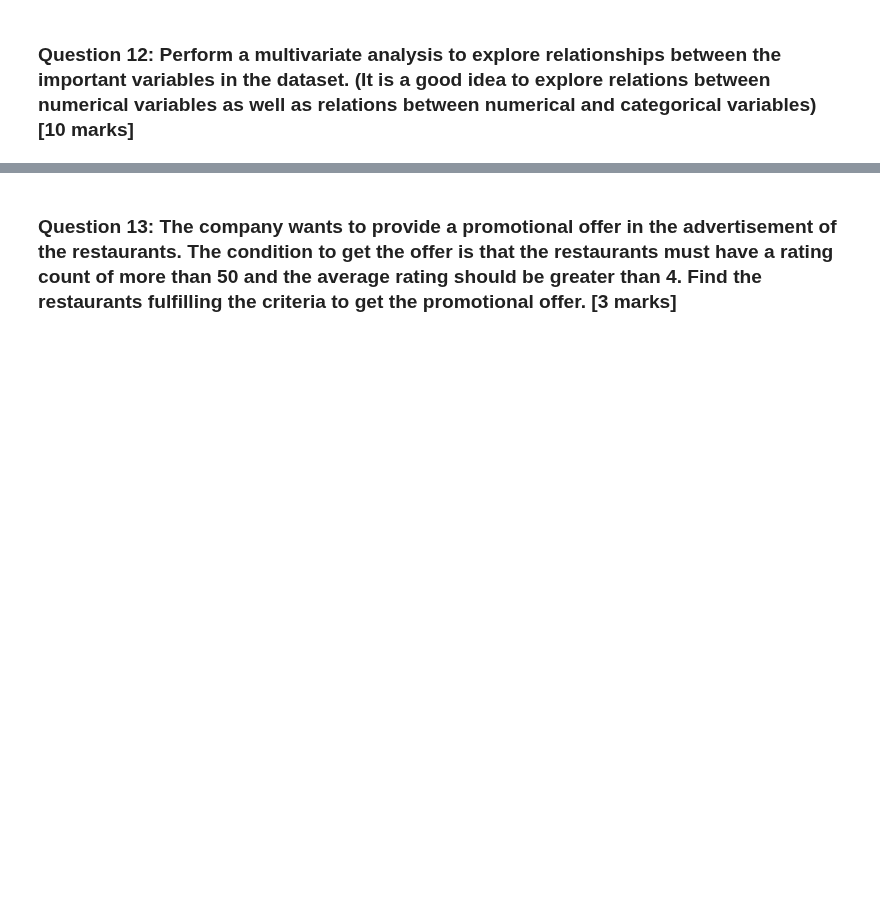
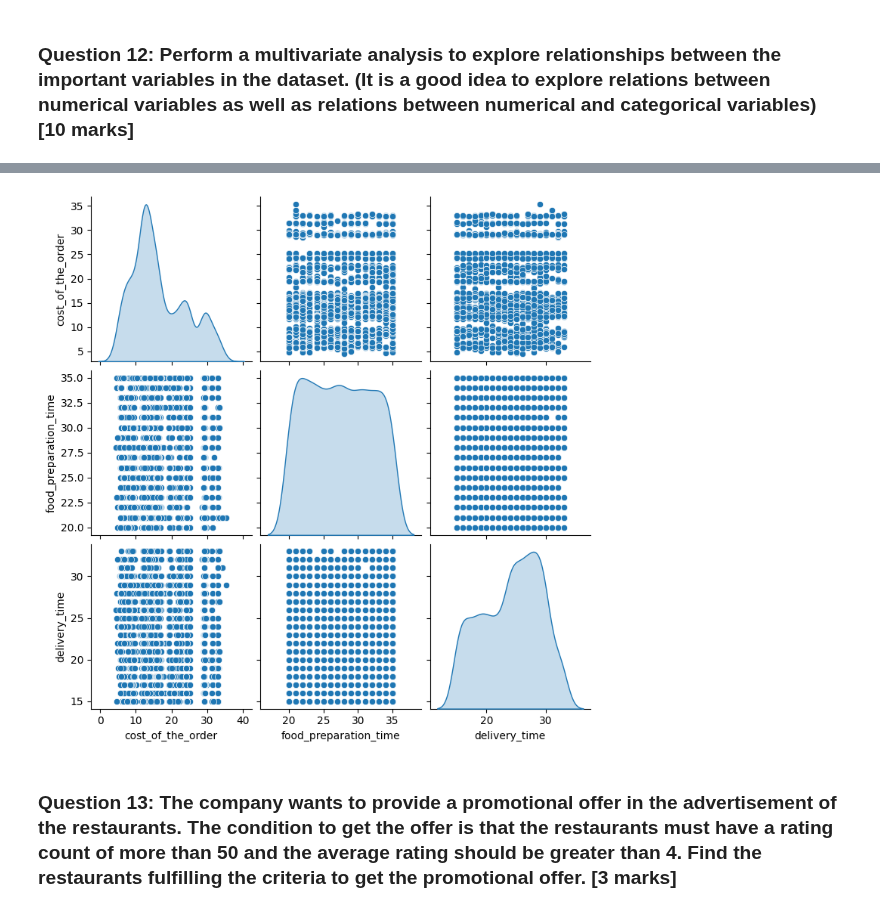
Before and after one commit to Suhaskarthik/python-foodhub-project, a Jupyter notebook: foodhub_project.ipynb, the cells around one changed output, grey strips where cells are left out. Saved outputs shown, nothing was run; the diff lists cells and outputs as text; code cells hidden in the pictures; blank space fills up the shorter version.

```diff
--- a/foodhub_project.ipynb
+++ b/foodhub_project.ipynb
@@ -305,3 +337,10 @@ top_df
+# %%
+# Show pair plot for all numeric columns
+
+sns.pairplot(data=new_df[num_var], diag_kind="kde")
+plt.show()
+# %% [output]
+[figure, added]
 # %% [markdown]
 ### **Question 13:** The company wants to provide a promotional offer in the advertisement of the restaurants. The condition to get the offer is that the restaurants must have a rating count of more than 50 and the average rating should be greater than 4. Find the restaurants fulfilling the criteria to get the promotional offer. [3 marks]
 # %%
```
Also changed, not shown: parts of 4 cells of this notebook.
